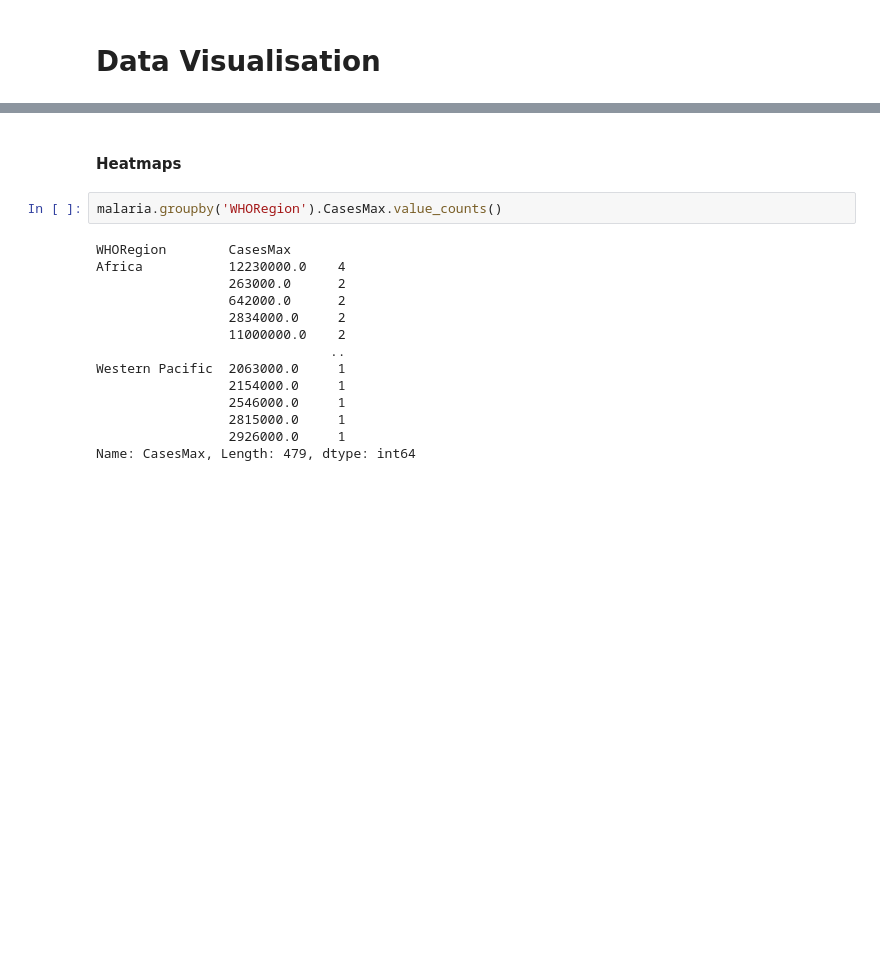
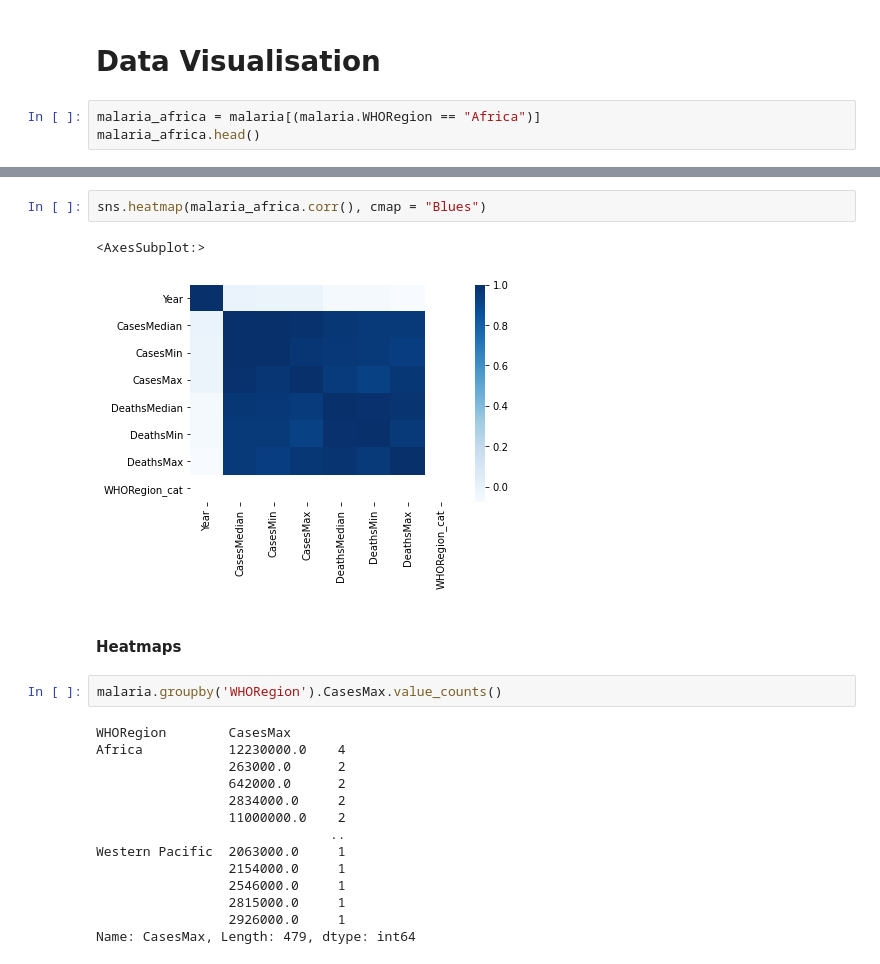
Before and after one commit to Michael-Kneale/COMP2200-Group-Project, a Jupyter notebook: main_report.ipynb, the cells around one changed output, grey strips where cells are left out. Drawn from its saved outputs; the diff is of its cells as text; blank space fills up the shorter version.

Commit message:
Made new dataframe with only African malaria data

```diff
--- a/main_report.ipynb
+++ b/main_report.ipynb
@@ -349,2 +349,5 @@ X_train, X_test, y_train, y_test = train_test_split(malaria[['WHORegion_cat']],
 # %% [markdown]
 # Data Visualisation
+# %%
+malaria_africa = malaria[(malaria.WHORegion == "Africa")]
+malaria_africa.head()
@@ -351,3 +361,8 @@ X_train, X_test, y_train, y_test = train_test_split(malaria[['WHORegion_cat']],
+# %%
+sns.heatmap(malaria_africa.corr(), cmap = "Blues")
+# %% [output]
+<AxesSubplot:>
+[figure, added]
 # %% [markdown]
 #### Heatmaps
 # %%
```
Also changed, not shown: parts of 9 cells of this notebook.
